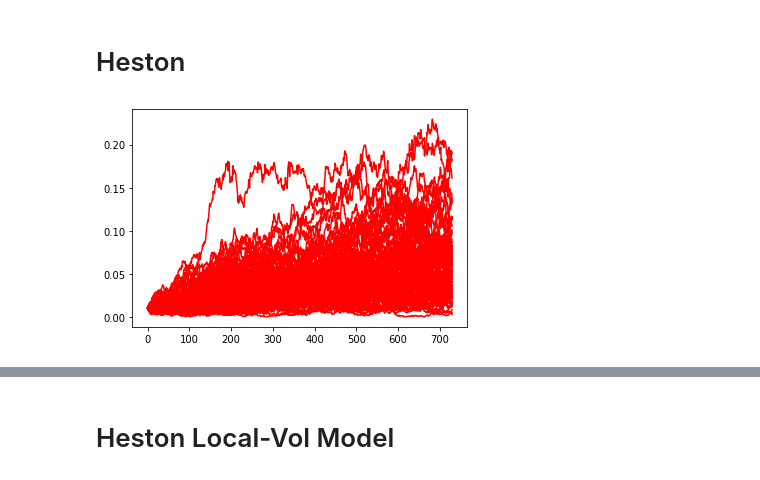
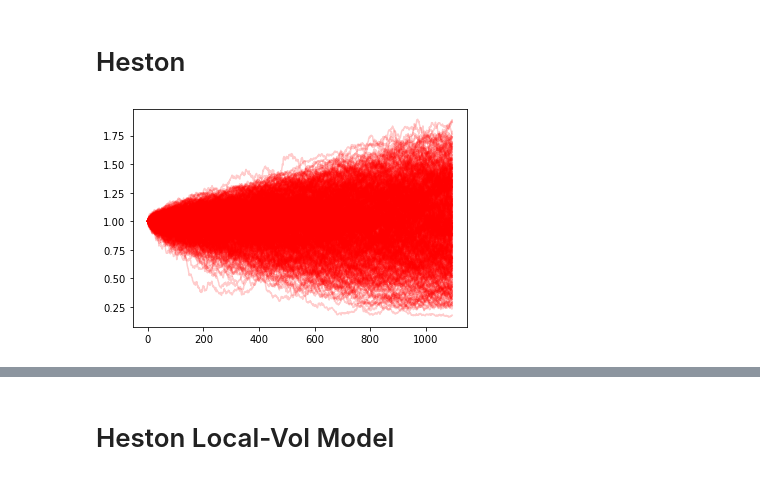
Before and after one commit to pikki622/RiVaPy, a Jupyter notebook: notebooks/models/stoch_local_vol.ipynb, the cells around one changed output, grey strips where cells are left out. Cells and saved outputs as stored; diff of their text form; code cells hidden in the pictures.

```diff
--- a/notebooks/models/stoch_local_vol.ipynb
+++ b/notebooks/models/stoch_local_vol.ipynb
@@ -14,0 +19,3 @@ The autoreload extension is already loaded. To reload it, use:
+# %%
+strikes = np.linspace(0.7, 1.3, 50)
+timegrid = np.linspace(0.0,3.0,3*365)
@@ -22,4 +52,0 @@ local_var = models.LocalVol.compute_local_var(heston_grid_param, x_strikes, time
-# %%
-#depp = np.maximum(local_var, 0.1)
-for i in range(time_grid.shape[0]):
-    plt.plot(x_strikes,depp[i,:],'-b')
@@ -31,15 +56,13 @@ for i in range(time_grid.shape[0]):
 heston = models.HestonModel(long_run_variance=0.3**2,
                             mean_reversion_speed=0.5,
                             vol_of_vol=0.2,
-                            initial_variance=0.1**2,
-                            correlation = -0.9)
+                            initial_variance=0.15**2,
+                            correlation = -0.95)
 # %%
 # compute implied vols for a fixed set of heston parameters
 # %%
-n_sims = 100000
+n_sims = 100_000
 S0 = 1.0
-
-timegrid = np.linspace(0.0,2.0,2*365)
 
 simulated_values = np.empty((n_sims, 2))
 simulated_values[:,0] = S0
@@ -58,16 +100,15 @@ for i in range(1,timegrid.shape[0]):
 # %%
-for i in range(100):
-    plt.plot(paths[:,i,1],'-r')
+for i in range(500):
+    plt.plot(paths[:,i,0],'-r', alpha=0.2)
 
 
 expiries = timegrid[10::30]
 p = paths[10::30]
-strikes = np.linspace(0.7,1.3,40)
 call_prices = np.empty((expiries.shape[0], strikes.shape[0]))
 
 for i in range(expiries.shape[0]):
     for k in range(strikes.shape[0]):
         #print(np.mean(np.maximum(paths[10::30][i][:,0]-strikes[k],0.0)))
         call_prices[i,k] = np.mean(np.maximum(p[i][:,0]-strikes[k],0.0))
 # %% [output]
-[figure, old version]
+[figure, new version]
```
Also changed, not shown: parts of 23 cells of this notebook, 1 other file.
